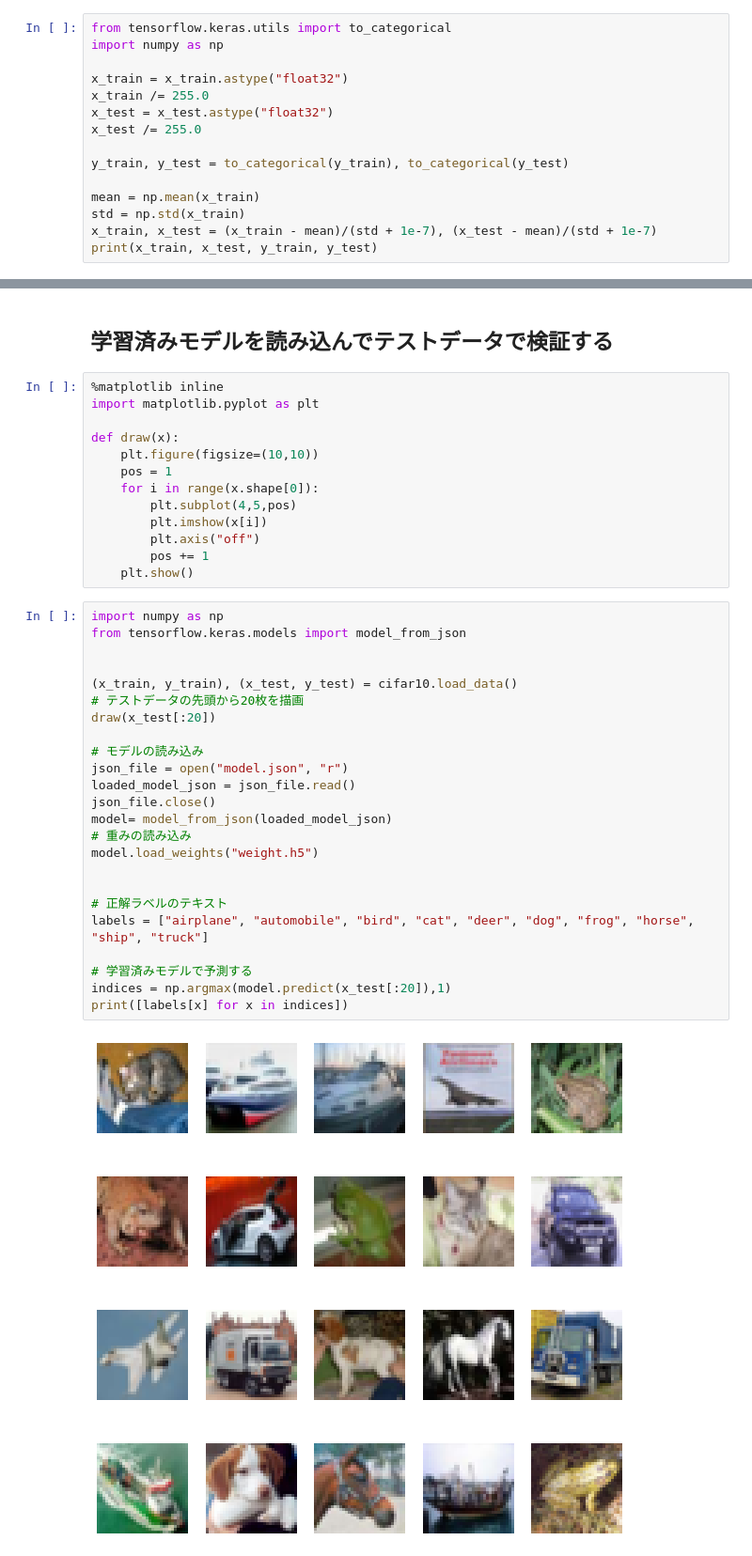
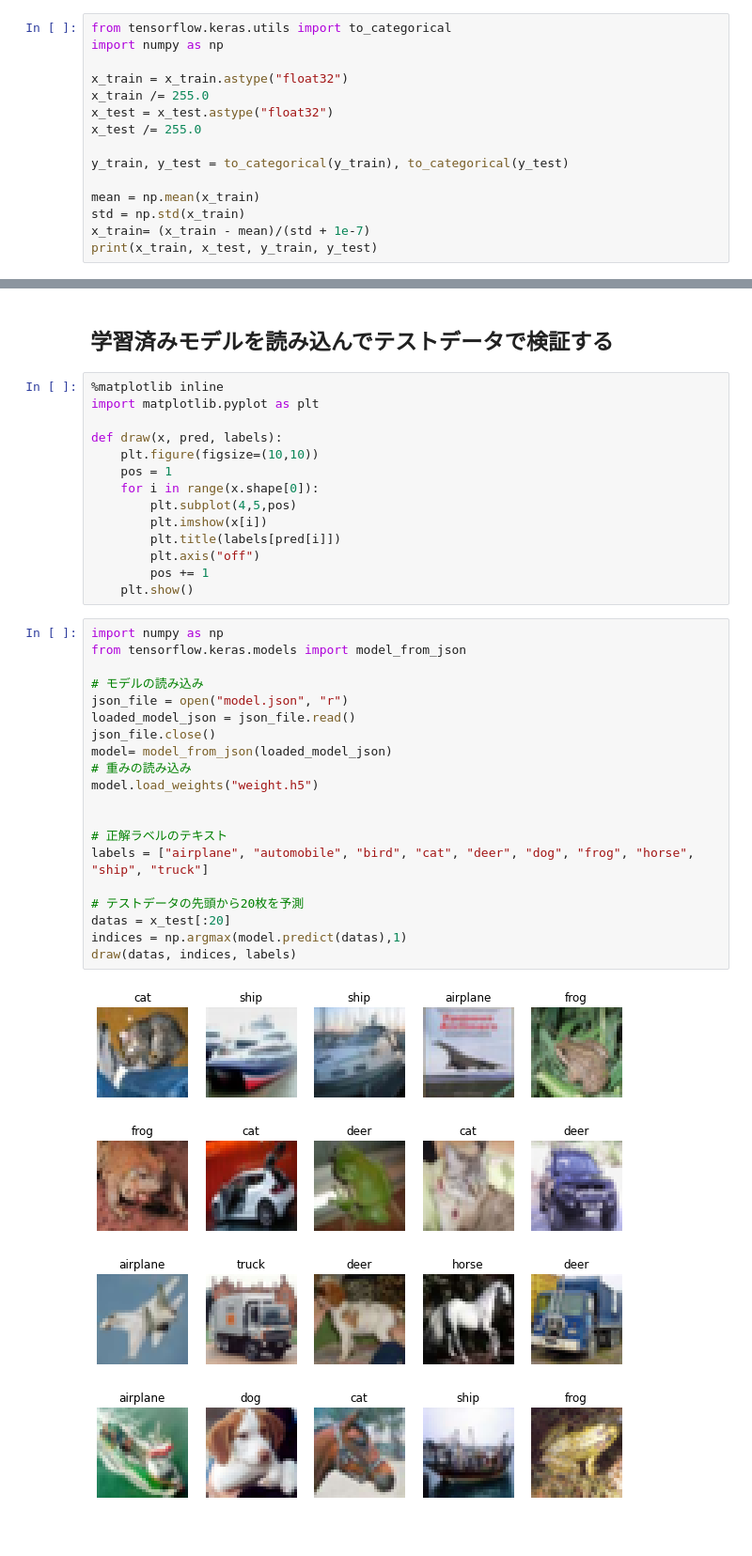
Before and after one commit to n-yuzuto/General-object-recognition-in-Keras-style-improved-version-__Tensorflow_and_Keras__, a Jupyter notebook: General_object_recognition_in_Keras_style_(improved_version).ipynb, the cells around one changed output, grey strips where cells are left out. Shown at 94% size. Cells and saved outputs as stored; diff of their text form; blank space fills up the shorter version.

```diff
--- a/General_object_recognition_in_Keras_style_(improved_version).ipynb
+++ b/General_object_recognition_in_Keras_style_(improved_version).ipynb
@@ -70,7 +73,7 @@ y_train, y_test = to_categorical(y_train), to_categorical(y_test)
 
 mean = np.mean(x_train)
 std = np.std(x_train)
-x_train, x_test = (x_train - mean)/(std + 1e-7), (x_test - mean)/(std + 1e-7)
+x_train= (x_train - mean)/(std + 1e-7)
 print(x_train, x_test, y_train, y_test)
 # %% [output]
 [[[[-0.9619317  -0.9151664  -0.899578  ]
@@ -378,38 +384,35 @@ model.save_weights("weight.h5") # HD5形式で保存
 %matplotlib inline
 import matplotlib.pyplot as plt
 
-def draw(x):
+def draw(x, pred, labels):
     plt.figure(figsize=(10,10))
     pos = 1
     for i in range(x.shape[0]):
         plt.subplot(4,5,pos)
         plt.imshow(x[i])
+        plt.title(labels[pred[i]])
         plt.axis("off")
         pos += 1
     plt.show()
 # %%
 import numpy as np
 from tensorflow.keras.models import model_from_json
-
-
-(x_train, y_train), (x_test, y_test) = cifar10.load_data()
-# テストデータの先頭から20枚を描画
-draw(x_test[:20])
 
 # モデルの読み込み
 json_file = open("model.json", "r")
 loaded_model_json = json_file.read()
 json_file.close()
 model= model_from_json(loaded_model_json)
 # 重みの読み込み
 model.load_weights("weight.h5")
 
 
 # 正解ラベルのテキスト
 labels = ["airplane", "automobile", "bird", "cat", "deer", "dog", "frog", "horse", "ship", "truck"]
 
-# 学習済みモデルで予測する
-indices = np.argmax(model.predict(x_test[:20]),1)
-print([labels[x] for x in indices])
+# テストデータの先頭から20枚を予測
+datas = x_test[:20]
+indices = np.argmax(model.predict(datas),1)
+draw(datas, indices, labels)
 # %% [output]
-[figure, old version]
+[figure, new version]
```
Also changed, not shown: parts of 7 cells of this notebook.
